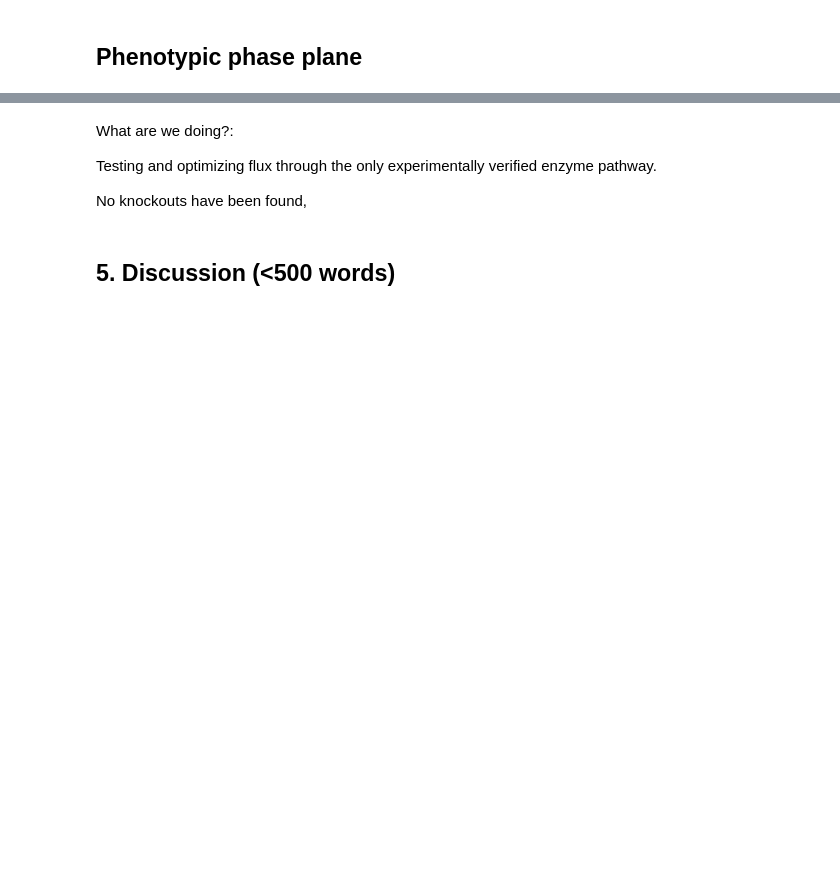
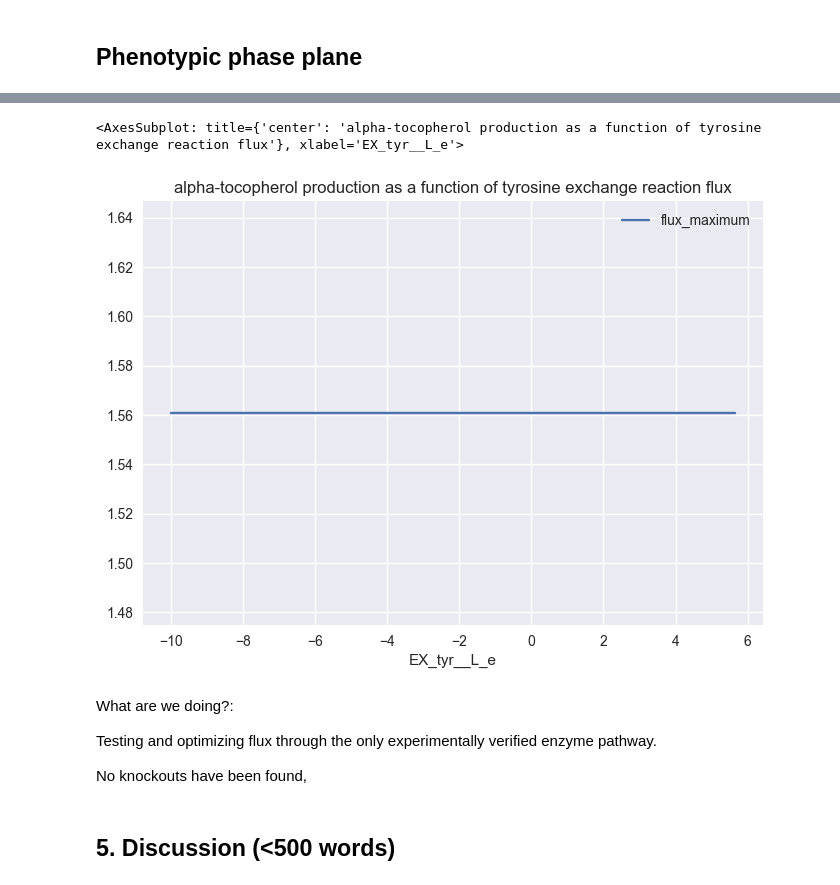
Before and after one commit to 27410/27410-group-assigment-group_2, a Jupyter notebook: Report.ipynb, the cells around one changed output, grey strips where cells are left out. Saved outputs shown, nothing was run; the diff lists cells and outputs as text; code cells hidden in the pictures; blank space fills up the shorter version.

```diff
--- a/Report.ipynb
+++ b/Report.ipynb
@@ -121,0 +150,2 @@ ppp_tyr.plot(x='EX_tyr__L_e', y='flux_maximum', title = 'alpha-tocopherol produc
+# %%
+model_tyr = read_sbml_model('model_atocopherol_tyr.xml')
@@ -122,3 +167,15 @@ ppp_tyr.plot(x='EX_tyr__L_e', y='flux_maximum', title = 'alpha-tocopherol produc
+# %%
+with model_tyr:
+    model.objective = model.reactions.DM_avite1_c
+    solution = model_tyr.optimize()
+    ppp_tyr = production_envelope(model_tyr,
+            reactions=[model.reactions.EX_tyr__L_e],
+            objective=model.reactions.DM_avite1_c)
+# %%
+ppp_tyr.plot(x='EX_tyr__L_e', y='flux_maximum', title = 'alpha-tocopherol production as a function of tyrosine exchange reaction flux')
+# %% [output]
+<AxesSubplot: title={'center': 'alpha-tocopherol production as a function of tyrosine exchange reaction flux'}, xlabel='EX_tyr__L_e'>
+[figure, added]
 # %% [markdown]
 What are we doing?:
 
```
Also changed, not shown: parts of 16 cells of this notebook.
